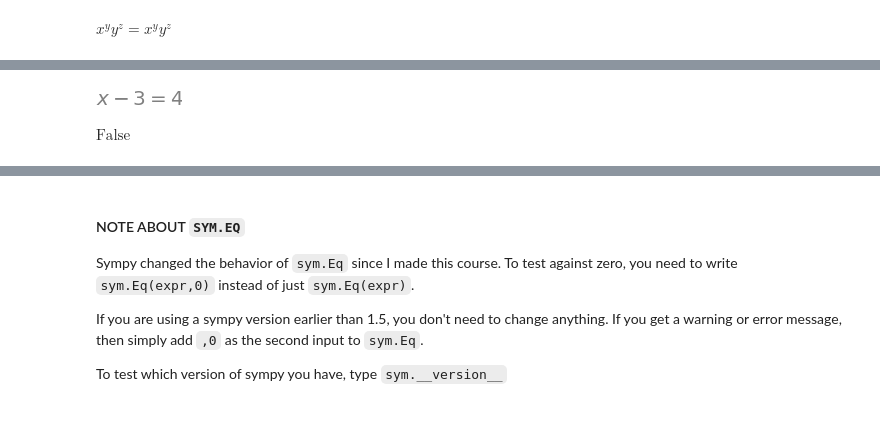
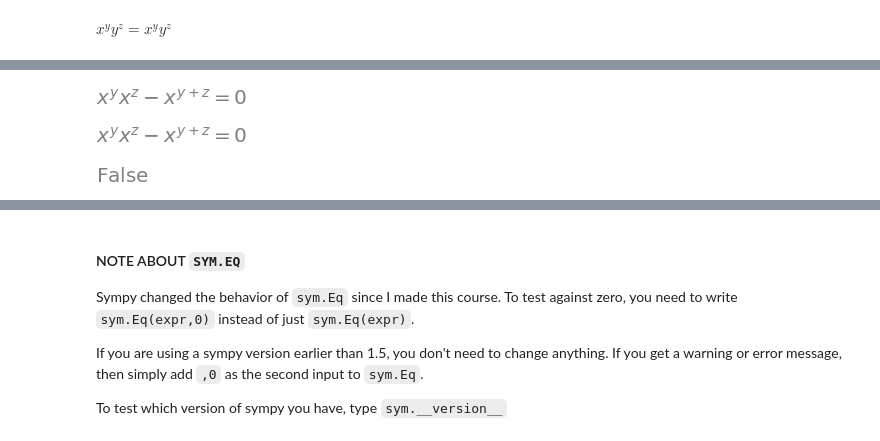
Before and after one commit to GregWagner/Mike_X_Cohen_Courses, a Jupyter notebook: Master_Math_by_Coding_in_Python/Section_03_Introduction_to_Sympy_and_LaTeX/sympy.ipynb, the cells around one changed output, grey strips where cells are left out. Drawn from its saved outputs; the diff is of its cells as text; code cells hidden in the pictures.

```diff
--- a/Master_Math_by_Coding_in_Python/Section_03_Introduction_to_Sympy_and_LaTeX/sympy.ipynb
+++ b/Master_Math_by_Coding_in_Python/Section_03_Introduction_to_Sympy_and_LaTeX/sympy.ipynb
@@ -219,13 +223,18 @@ $\displaystyle \text{True}$
-# %%
-display(sym.Eq(x - 3, 4))
-
-# using variables
-lhs = x - 3
-rhs = x
-display(sym.Eq(lhs, rhs))
-# %% [output]
-[figure, removed]
-$\displaystyle \text{False}$
+# %%
+# if not enough information
+display(sym.Eq(expr1 - sym.simplify(expr1), 0))
+
+# but if you expand it... (note this does not work)
+display(sym.Eq(sym.expand(expr1 - sym.simplify(expr1)), 0))
+
+# using variables
+lhs = x - 3
+rhs = x
+display(sym.Eq(lhs, rhs))
+# %% [output]
+[figure, added]
+[figure, added]
+[figure, added]
 # %%
 lhs = x - 3
 rhs = x + 4        #-7
```
Also changed, not shown: parts of 21 cells of this notebook, 7 other files.
